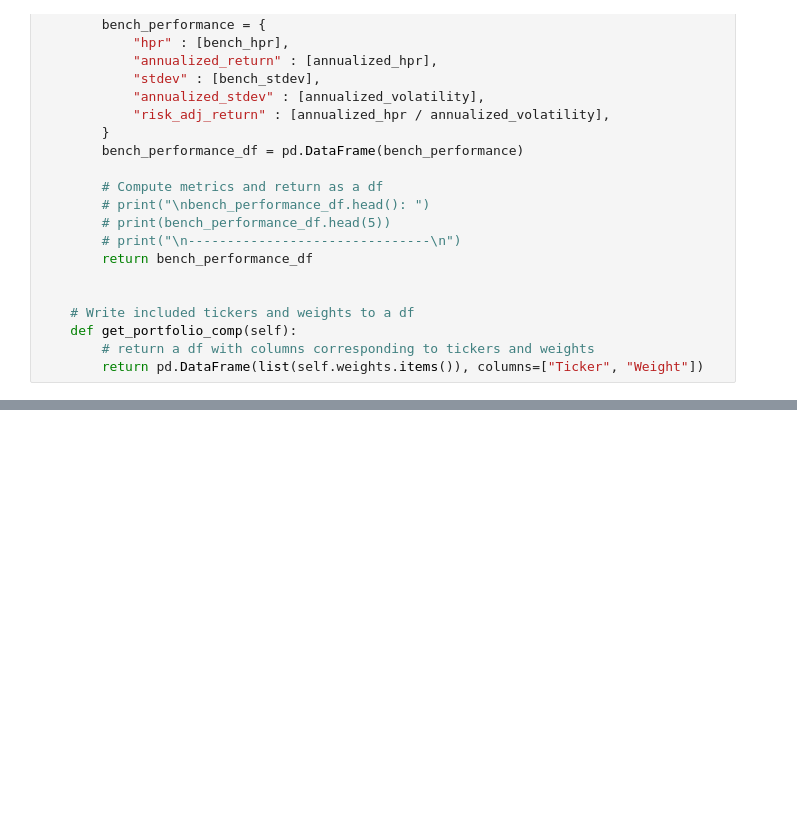
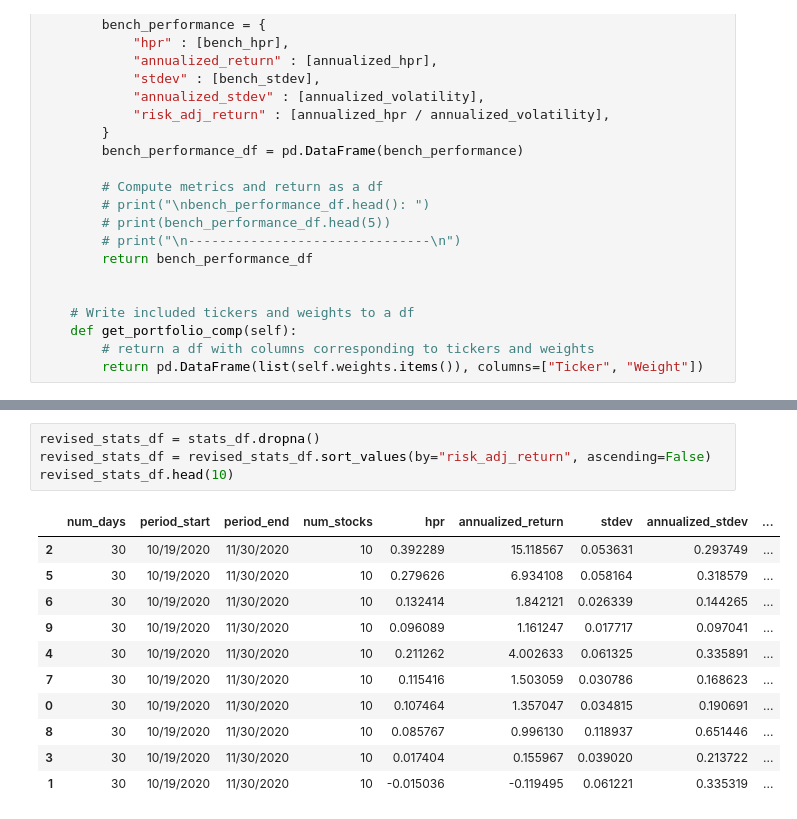
Before and after one commit to LumberJon1/EfficientPortfolio, a Jupyter notebook: EfficientPortfolioNotebook.ipynb, the cells around one changed output, grey strips where cells are left out. Drawn from its saved outputs; the diff is of its cells as text; blank space fills up the shorter version.

```diff
--- a/EfficientPortfolioNotebook.ipynb
+++ b/EfficientPortfolioNotebook.ipynb
@@ -519,0 +501,16 @@ bench_df.head()
+# %%
+revised_stats_df = stats_df.dropna()
+revised_stats_df = revised_stats_df.sort_values(by="risk_adj_return", ascending=False)
+revised_stats_df.head(10)
+# %% [output]
+|  | num_days | period_start | period_end | num_stocks | hpr | annualized_return | stdev | annualized_stdev | ... |
+| 2 | 30 | 10/19/2020 | 11/30/2020 | 10 | 0.392289 | 15.118567 | 0.053631 | 0.293749 | ... |
+| 5 | 30 | 10/19/2020 | 11/30/2020 | 10 | 0.279626 | 6.934108 | 0.058164 | 0.318579 | ... |
+| 6 | 30 | 10/19/2020 | 11/30/2020 | 10 | 0.132414 | 1.842121 | 0.026339 | 0.144265 | ... |
+| 9 | 30 | 10/19/2020 | 11/30/2020 | 10 | 0.096089 | 1.161247 | 0.017717 | 0.097041 | ... |
+| 4 | 30 | 10/19/2020 | 11/30/2020 | 10 | 0.211262 | 4.002633 | 0.061325 | 0.335891 | ... |
+| 7 | 30 | 10/19/2020 | 11/30/2020 | 10 | 0.115416 | 1.503059 | 0.030786 | 0.168623 | ... |
+| 0 | 30 | 10/19/2020 | 11/30/2020 | 10 | 0.107464 | 1.357047 | 0.034815 | 0.190691 | ... |
+| 8 | 30 | 10/19/2020 | 11/30/2020 | 10 | 0.085767 | 0.996130 | 0.118937 | 0.651446 | ... |
+| 3 | 30 | 10/19/2020 | 11/30/2020 | 10 | 0.017404 | 0.155967 | 0.039020 | 0.213722 | ... |
+| 1 | 30 | 10/19/2020 | 11/30/2020 | 10 | -0.015036 | -0.119495 | 0.061221 | 0.335319 | ... |
```
Also changed, not shown: parts of 10 cells of this notebook.
